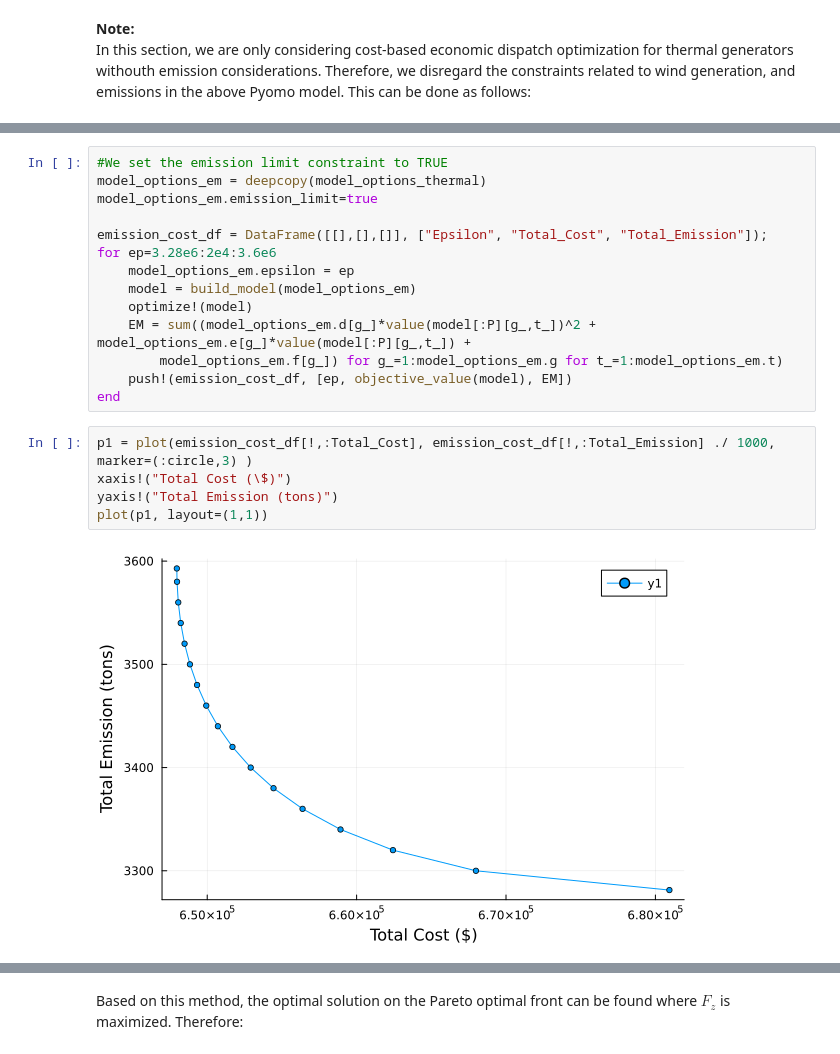
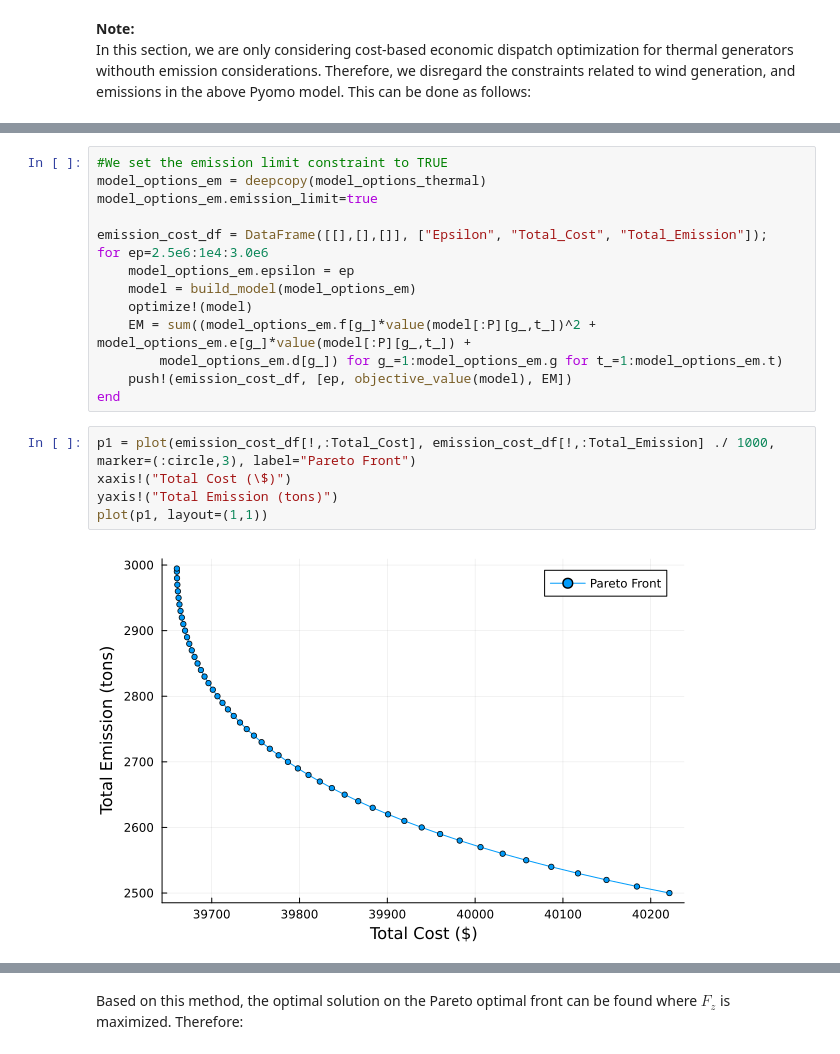
Before and after one commit to mohsenvahidzadeh/Julia_Energy_Optimization, a Jupyter notebook: Dynamic_Economic_Dispatch_JuMP.ipynb, the cells around one changed output, grey strips where cells are left out. Cells and saved outputs as stored; diff of their text form.

```diff
--- a/Dynamic_Economic_Dispatch_JuMP.ipynb
+++ b/Dynamic_Economic_Dispatch_JuMP.ipynb
@@ -276,20 +274,20 @@ model_options_em = deepcopy(model_options_thermal)
 model_options_em.emission_limit=true
 
 emission_cost_df = DataFrame([[],[],[]], ["Epsilon", "Total_Cost", "Total_Emission"]);
-for ep=3.28e6:2e4:3.6e6
+for ep=2.5e6:1e4:3.0e6
     model_options_em.epsilon = ep
     model = build_model(model_options_em)
     optimize!(model)
-    EM = sum((model_options_em.d[g_]*value(model[:P][g_,t_])^2 + model_options_em.e[g_]*value(model[:P][g_,t_]) +
-        model_options_em.f[g_]) for g_=1:model_options_em.g for t_=1:model_options_em.t)
+    EM = sum((model_options_em.f[g_]*value(model[:P][g_,t_])^2 + model_options_em.e[g_]*value(model[:P][g_,t_]) +
+        model_options_em.d[g_]) for g_=1:model_options_em.g for t_=1:model_options_em.t)
     push!(emission_cost_df, [ep, objective_value(model), EM])
 end
 # %%
-p1 = plot(emission_cost_df[!,:Total_Cost], emission_cost_df[!,:Total_Emission] ./ 1000, marker=(:circle,3) )
+p1 = plot(emission_cost_df[!,:Total_Cost], emission_cost_df[!,:Total_Emission] ./ 1000, marker=(:circle,3), label="Pareto Front")
 xaxis!("Total Cost (\$)")
 yaxis!("Total Emission (tons)")
 plot(p1, layout=(1,1))
 # %% [output]
-[figure, old version]
+[figure, new version]
 # %% [markdown]
 # Optimal solution on the Pareto front
```
Also changed, not shown: parts of 53 cells of this notebook, 7 other files.
